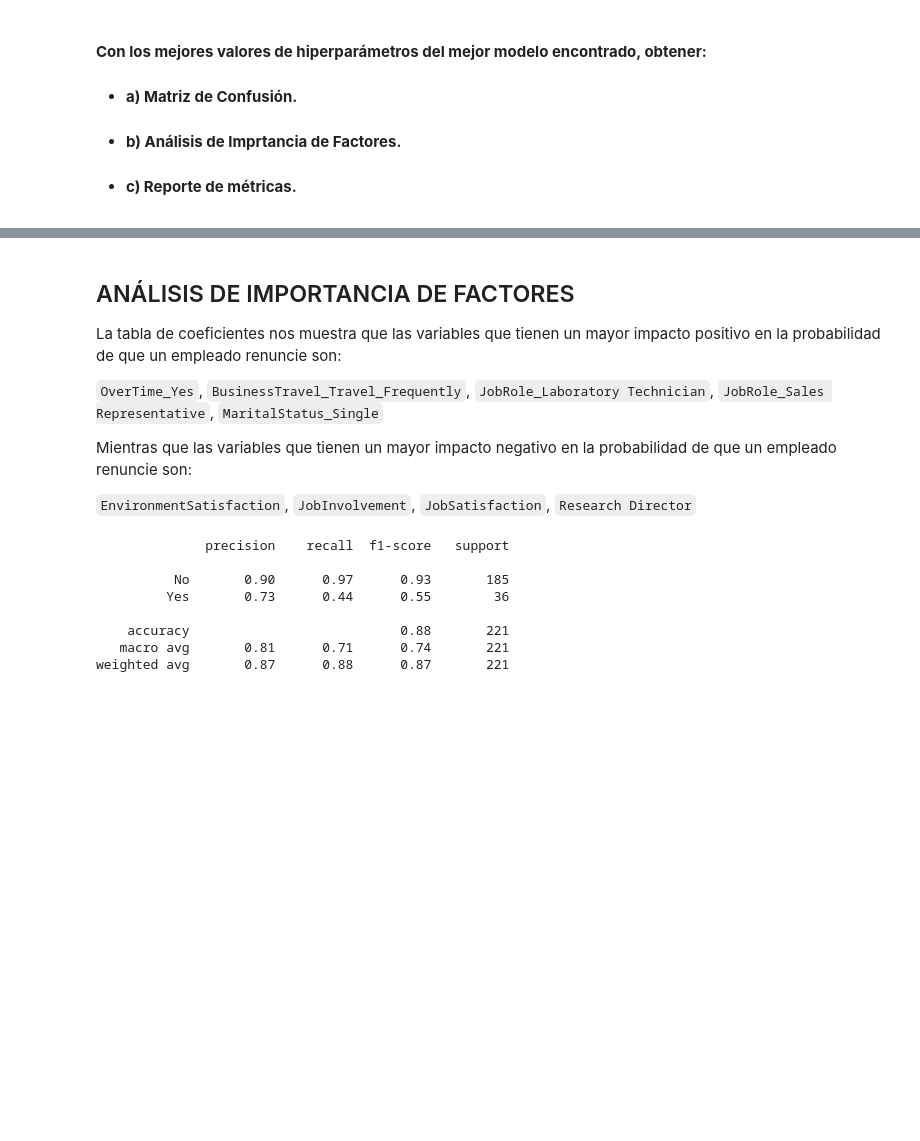
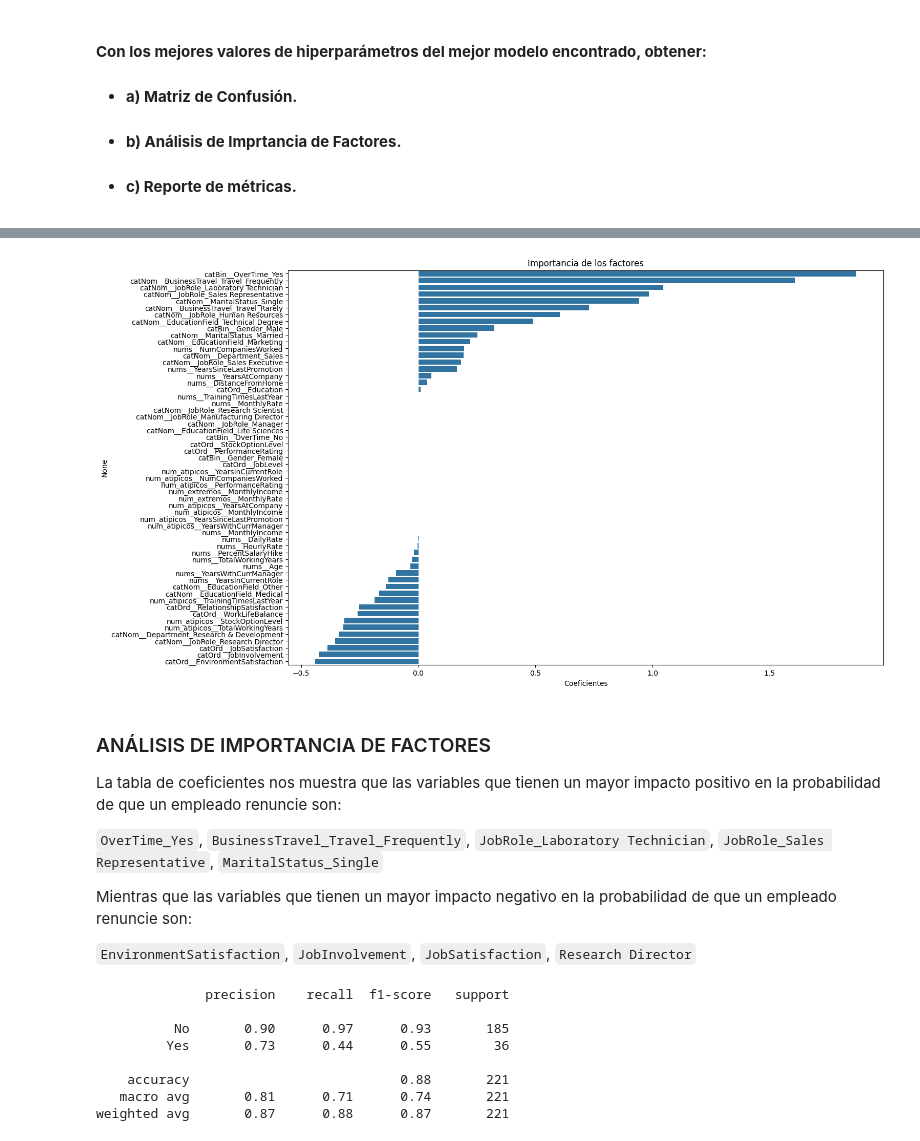
Before and after one commit to Hillelman/maestria-ia, a Jupyter notebook: inteligencia-artificial-y-aprendizaje-automatico/03-regresion-logistica/actividad/ActividadSemana3_A00378771.ipynb, the cells around one changed output, grey strips where cells are left out. Saved outputs shown, nothing was run; the diff lists cells and outputs as text; code cells hidden in the pictures; blank space fills up the shorter version.

```diff
--- a/inteligencia-artificial-y-aprendizaje-automatico/03-regresion-logistica/actividad/ActividadSemana3_A00378771.ipynb
+++ b/inteligencia-artificial-y-aprendizaje-automatico/03-regresion-logistica/actividad/ActividadSemana3_A00378771.ipynb
@@ -669,5 +659,18 @@ pd.DataFrame(data = modelo_ganador.coef_.reshape(-1, 1),
+# %%
+# Importancia de factores
+factores = pd.DataFrame(data = modelo_ganador.coef_.reshape(-1, 1),
+            index = columnasTransformer.get_feature_names_out(),
+            columns = ['Coeficientes']).sort_values(by='Coeficientes', ascending=False)
+
+# Visualizando los datos
+plt.figure(figsize=(15, 10))
+sns.barplot(x=factores['Coeficientes'], y=factores.index)
+plt.title('Importancia de los factores')
+plt.show()
+# %% [output]
+[figure, added]
 # %% [markdown]
-## ANÁLISIS DE IMPORTANCIA DE FACTORES
+### ANÁLISIS DE IMPORTANCIA DE FACTORES
 
 La tabla de coeficientes nos muestra que las variables que tienen un mayor impacto positivo en la probabilidad de que un empleado renuncie son:
 
```
Also changed, not shown: parts of 3 cells of this notebook.
